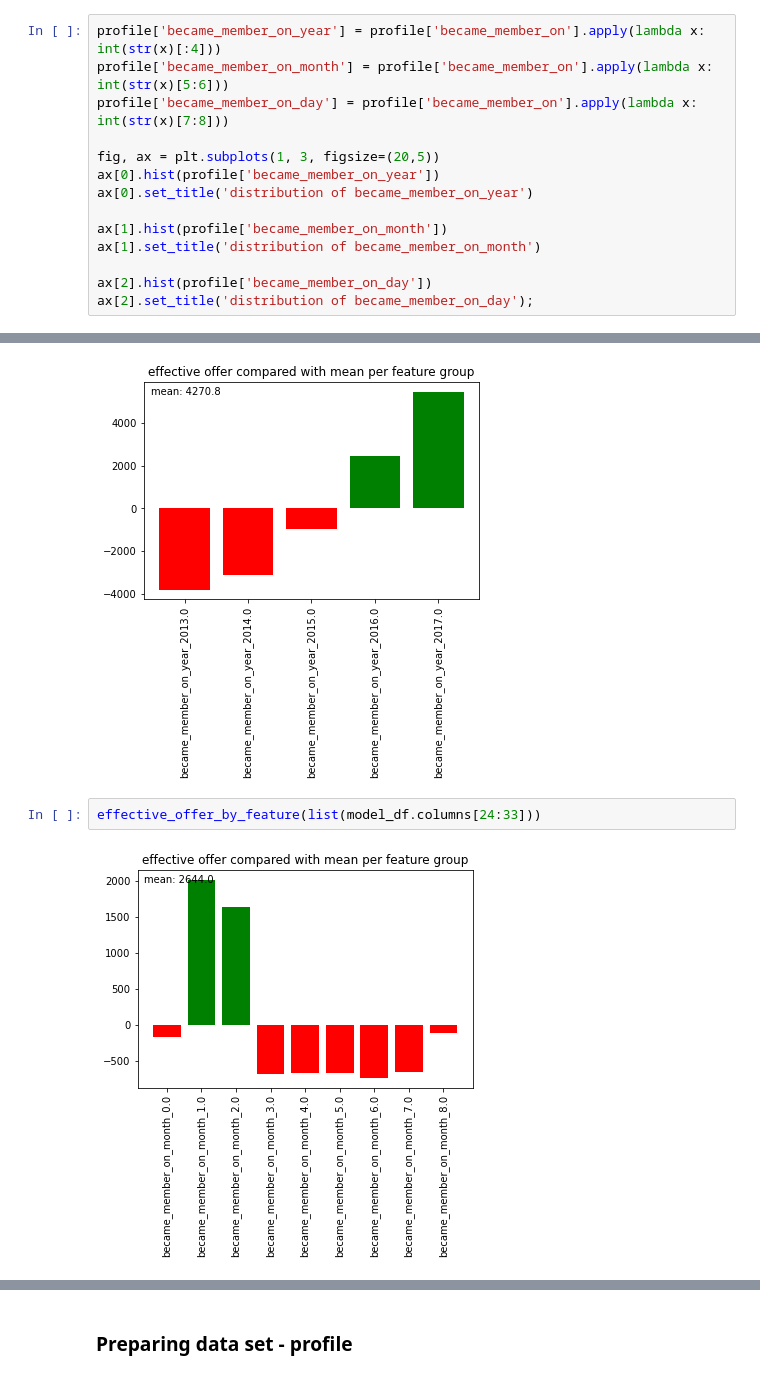
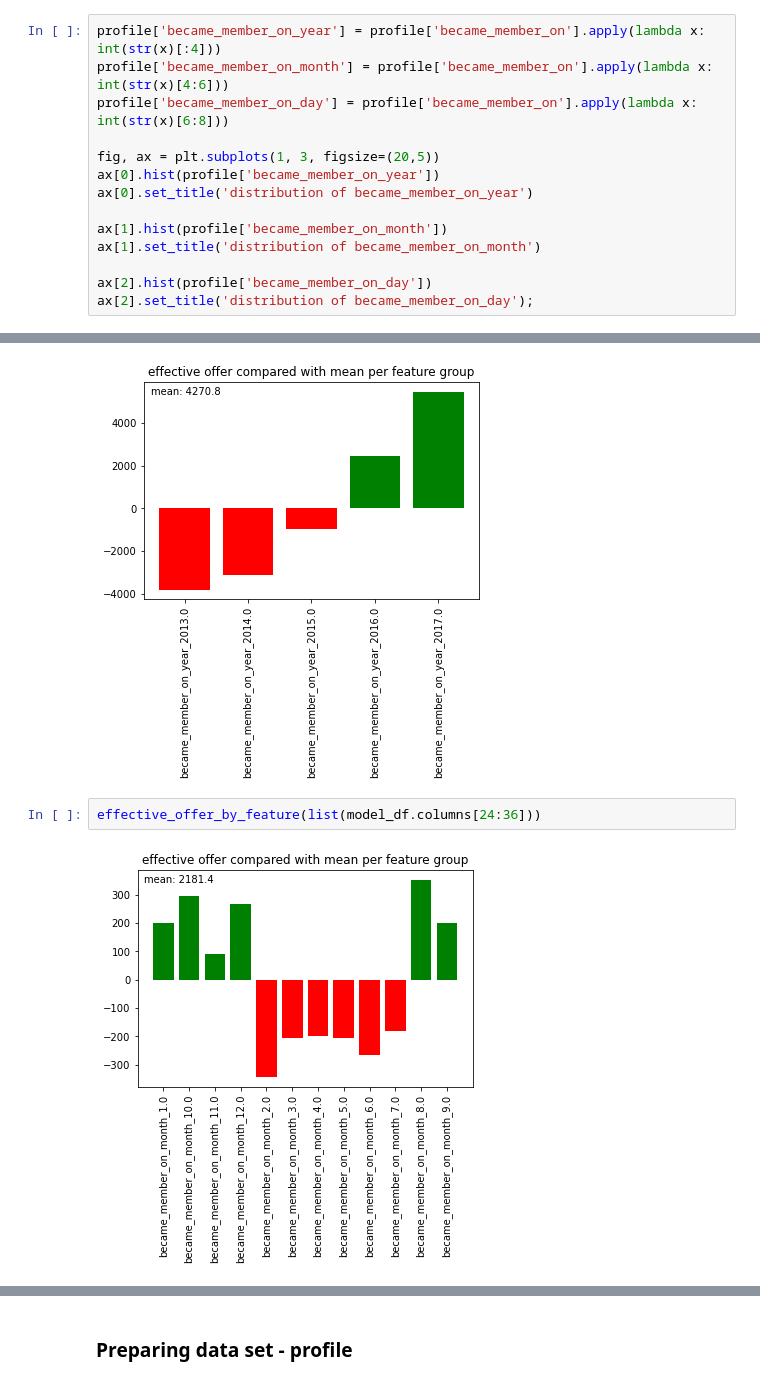
Before and after one commit to xmjuan/starbucks_capstone, a Jupyter notebook: Starbucks_Capstone_notebook.ipynb, the cells around one changed output, grey strips where cells are left out. Drawn from its saved outputs; the diff is of its cells as text.

```diff
--- a/Starbucks_Capstone_notebook.ipynb
+++ b/Starbucks_Capstone_notebook.ipynb
@@ -267,8 +267,8 @@ profile['gender'].value_counts().plot(kind='bar', title='customer gender');
 In customer gender group, males are more than females.
 # %%
 profile['became_member_on_year'] = profile['became_member_on'].apply(lambda x: int(str(x)[:4]))
-profile['became_member_on_month'] = profile['became_member_on'].apply(lambda x: int(str(x)[5:6]))
-profile['became_member_on_day'] = profile['became_member_on'].apply(lambda x: int(str(x)[7:8]))
+profile['became_member_on_month'] = profile['became_member_on'].apply(lambda x: int(str(x)[4:6]))
+profile['became_member_on_day'] = profile['became_member_on'].apply(lambda x: int(str(x)[6:8]))
 
 fig, ax = plt.subplots(1, 3, figsize=(20,5))
 ax[0].hist(profile['became_member_on_year'])
@@ -684,7 +668,7 @@ effective_offer_by_feature(list(model_df.columns[18:23]))
 # %% [output]
 [figure]
 # %%
-effective_offer_by_feature(list(model_df.columns[24:33]))
+effective_offer_by_feature(list(model_df.columns[24:36]))
 # %% [output]
-[figure, old version]
+[figure, new version]
 # %%
```
Also changed, not shown: parts of 40 cells of this notebook.
